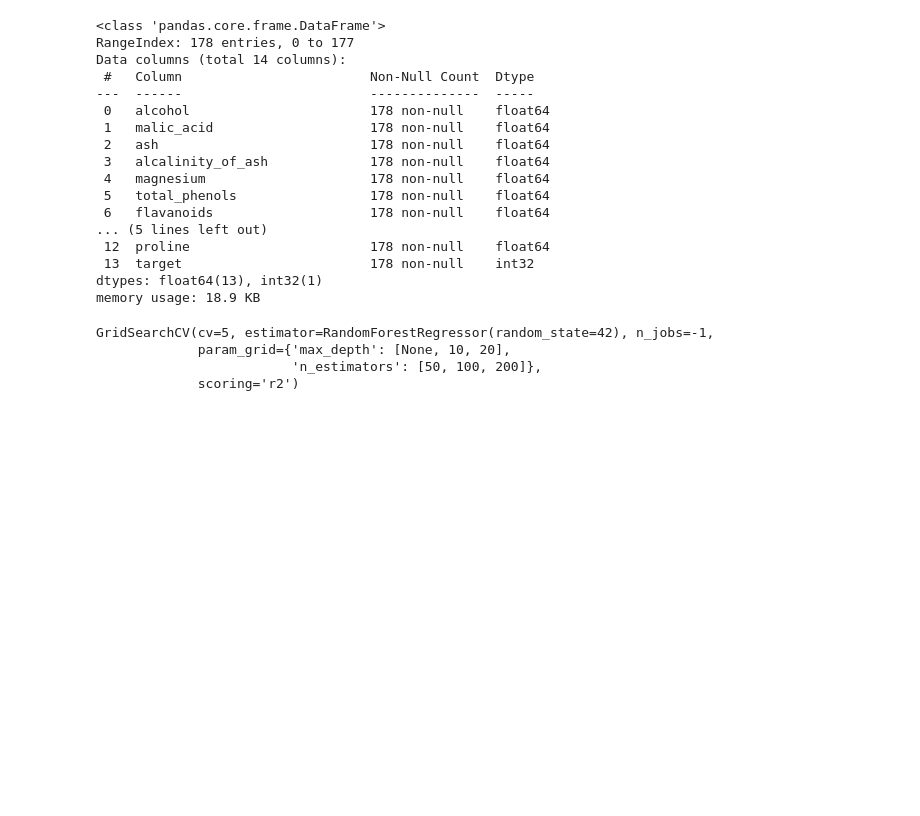
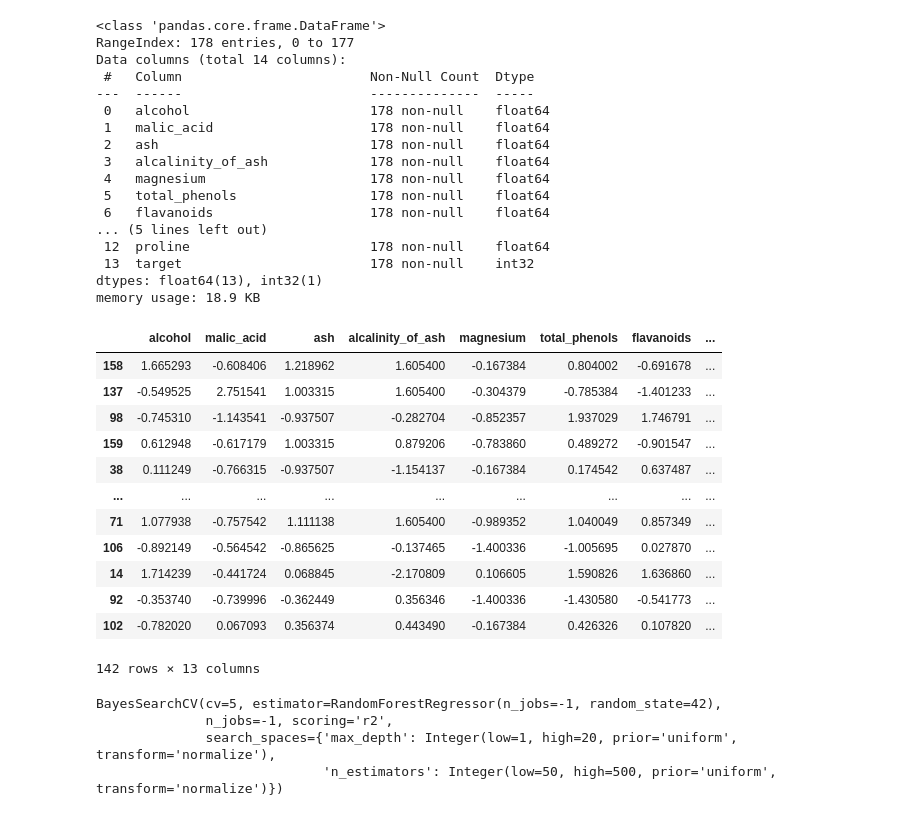
Before and after one commit to sachincmathew/nus_mlops, a Jupyter notebook: Day3/ml_exercise.ipynb, the cells around one changed output. Saved outputs shown, nothing was run; the diff lists cells and outputs as text; code cells hidden in the pictures; blank space fills up the shorter version.

```diff
--- a/Day3/ml_exercise.ipynb
+++ b/Day3/ml_exercise.ipynb
@@ -90,3 +90,4 @@ dtypes: float64(13), int32(1)
 memory usage: 18.9 KB
 # %%
 # Split the data into training and testing sets
+X_train, X_test, y_train, y_test = train_test_split(X, y, test_size=0.2, random_state=42)
@@ -95,18 +94,68 @@ memory usage: 18.9 KB
+# %%
+# Standardize the features using StandardScaler
+numerical_columns = X_train.select_dtypes(include=['float64', 'int64']).columns
+
+# Create a StandardScaler object
+scaler = StandardScaler()
+
+# Apply standard scaling to selected columns
+X_train[numerical_columns] = scaler.fit_transform(X_train[numerical_columns])
+X_test[numerical_columns] = scaler.fit_transform(X_test[numerical_columns])
+# Display the scaled dataset
+X_train
+# %% [output]
+|  | alcohol | malic_acid | ash | alcalinity_of_ash | magnesium | total_phenols | flavanoids | ... |
+| 158 | 1.665293 | -0.608406 | 1.218962 | 1.605400 | -0.167384 | 0.804002 | -0.691678 | ... |
+| 137 | -0.549525 | 2.751541 | 1.003315 | 1.605400 | -0.304379 | -0.785384 | -1.401233 | ... |
+| 98 | -0.745310 | -1.143541 | -0.937507 | -0.282704 | -0.852357 | 1.937029 | 1.746791 | ... |
+| 159 | 0.612948 | -0.617179 | 1.003315 | 0.879206 | -0.783860 | 0.489272 | -0.901547 | ... |
+| 38 | 0.111249 | -0.766315 | -0.937507 | -1.154137 | -0.167384 | 0.174542 | 0.637487 | ... |
+| ... | ... | ... | ... | ... | ... | ... | ... | ... |
+| 71 | 1.077938 | -0.757542 | 1.111138 | 1.605400 | -0.989352 | 1.040049 | 0.857349 | ... |
+| 106 | -0.892149 | -0.564542 | -0.865625 | -0.137465 | -1.400336 | -1.005695 | 0.027870 | ... |
+| 14 | 1.714239 | -0.441724 | 0.068845 | -2.170809 | 0.106605 | 1.590826 | 1.636860 | ... |
+| 92 | -0.353740 | -0.739996 | -0.362449 | 0.356346 | -1.400336 | -1.430580 | -0.541773 | ... |
+| 102 | -0.782020 | 0.067093 | 0.356374 | 0.443490 | -0.167384 | 0.426326 | 0.107820 | ... |
+142 rows × 13 columns
 # %%
-# Define the Random Forest Regressor model with random_state
-rf_model =
+# # Define the Random Forest Regressor model with random_state
+# rf_model = RandomForestRegressor(random_state=42, n_jobs=-1)
 
-# Hyperparameter tuning with GridSearchCV
-param_grid = {
-                :                ,
-                :
-}
+# # Hyperparameter tuning with GridSearchCV
+# param_grid = {
+#     'n_estimators': [50, 100, 200, 300, 500],  # Specify a list of values to try for the number of trees
+#     'max_depth': [None, 10, 20]  # Specify the maximum depth of the trees or use None for unlimited depth
+# }
 
-grid_search =              (        , param_grid,          , cv=5, n_jobs=-1)
-grid_search.   (             ,            )
+# grid_search = GridSearchCV(estimator=rf_model, param_grid=param_grid, scoring='r2', cv=5, n_jobs=-1)
+# grid_search.fit(X_train, y_train)
-# %% [output]
-GridSearchCV(cv=5, estimator=RandomForestRegressor(random_state=42), n_jobs=-1,
-             param_grid={'max_depth': [None, 10, 20],
-                         'n_estimators': [50, 100, 200]},
-             scoring='r2')
+# %%
+from skopt import BayesSearchCV
+from skopt.space import Real, Integer
+
+# Define the Random Forest Regressor model with random_state
+rf_model = RandomForestRegressor(random_state=42, n_jobs=-1)
+
+# Define the search space for hyperparameters
+param_space = {
+    'n_estimators': Integer(50, 500),  # Number of trees
+    'max_depth': Integer(1, 20)  # Maximum depth of the trees
+}
+
+# Perform Bayesian optimization
+bayes_search = BayesSearchCV(
+    estimator=rf_model,
+    search_spaces=param_space,
+    scoring='r2',
+    cv=5,
+    n_jobs=-1
+)
+
+# Fit the model
+bayes_search.fit(X_train, y_train)
+# %% [output]
+BayesSearchCV(cv=5, estimator=RandomForestRegressor(n_jobs=-1, random_state=42),
+              n_jobs=-1, scoring='r2',
+              search_spaces={'max_depth': Integer(low=1, high=20, prior='uniform', transform='normalize'),
+                             'n_estimators': Integer(low=50, high=500, prior='uniform', transform='normalize')})
 # %%
```
Also changed, not shown: parts of 3 cells of this notebook, 2 other files.
